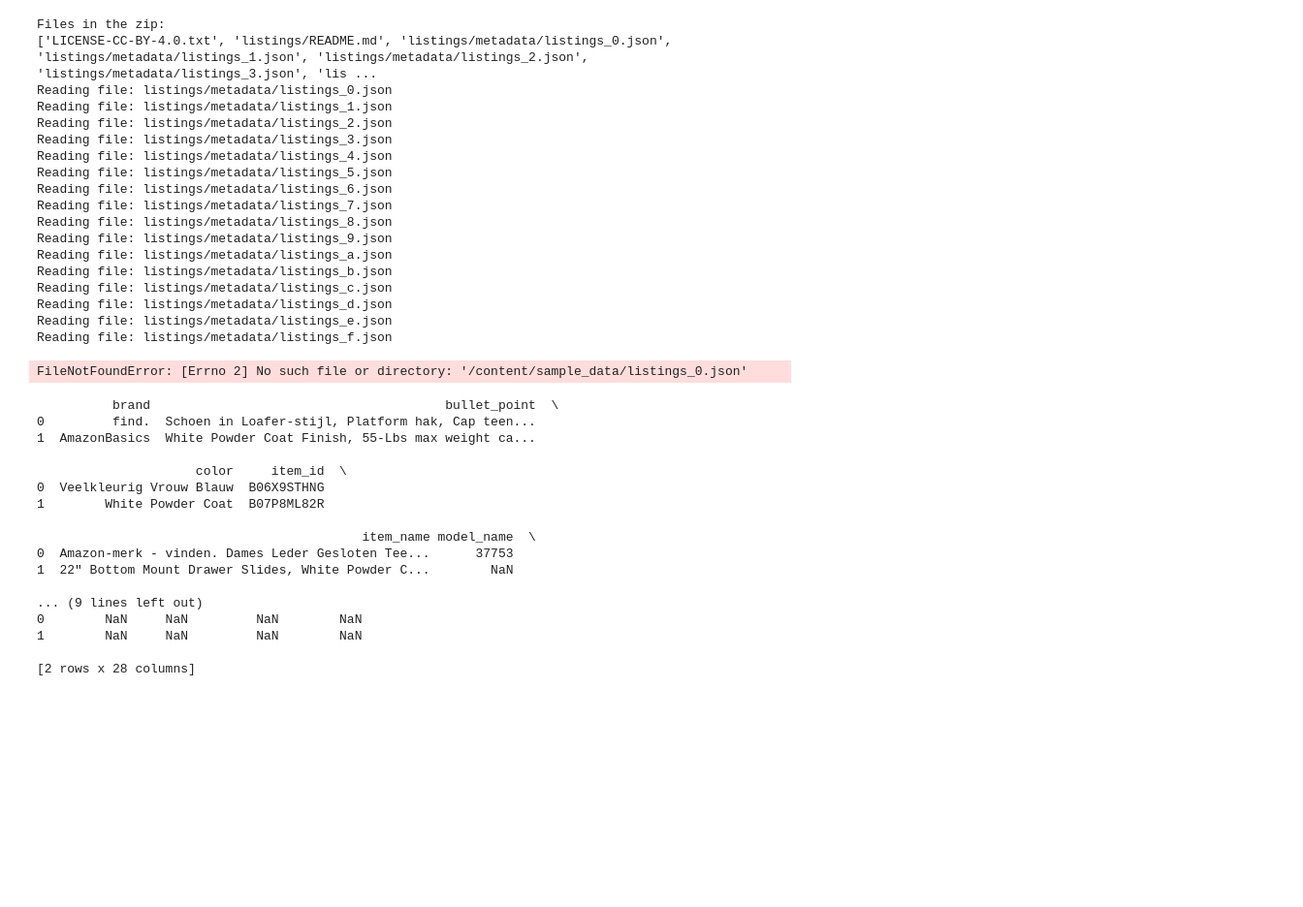
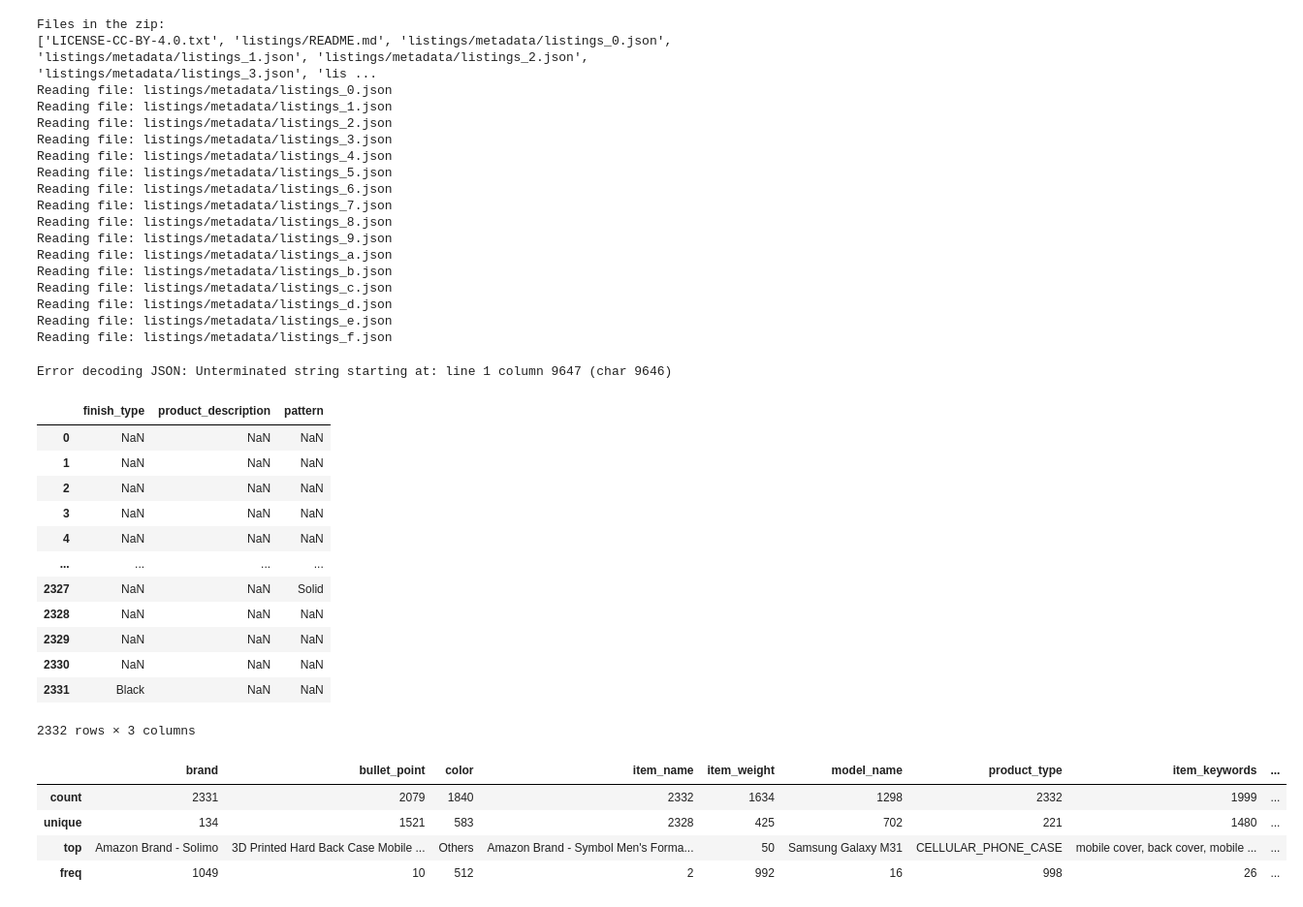
Before and after one commit to umeshrawat/shopAssist, a Jupyter notebook: DataAnalysis/notebooks/DataAnalysis.ipynb, the cells around one changed output. Shown at 97% size. Drawn from its saved outputs; the diff is of its cells as text; code cells hidden in the pictures; blank space fills up the shorter version.

```diff
--- a/DataAnalysis/notebooks/DataAnalysis.ipynb
+++ b/DataAnalysis/notebooks/DataAnalysis.ipynb
@@ -40,16 +40,18 @@ Reading file: listings/metadata/listings_f.json
 # Preview
 import json
 import pandas as pd
+valid_data=[]
 
 # Load your JSON (string or from a file)
 with open('/content/sample_data/listings_1.json', 'r', encoding='utf-8') as f:
    for line in f:
     try:
       data = json.loads(line)
+      valid_data.append(data)
     except json.JSONDecodeError as e:
       print(f"Error decoding JSON: {e}")
 # %% [output]
-FileNotFoundError: [Errno 2] No such file or directory: '/content/sample_data/listings_0.json'
+Error decoding JSON: Unterminated string starting at: line 1 column 9647 (char 9646)
 # %%
 
 def remove_language_tag(obj):
@@ -62,11 +64,11 @@ def remove_language_tag(obj):
         return obj
 # %%
 cleaned_data = []
-with open("/content/sample_data/listings_0.json", "r", encoding="utf-8") as f:
-    for line in f:
-        data = json.loads(line)
-        cleaned = remove_language_tag(data)
-        cleaned_data.append(cleaned)
+# with open("/content/sample_data/listings_1.json", "r", encoding="utf-8") as f:
+for line in valid_data:
+    # data = json.loads(line)
+    cleaned = remove_language_tag(line)
+    cleaned_data.append(cleaned)
 # %%
 def flatten_record(record):
     flat = {}
@@ -83,22 +85,29 @@ flattened = [flatten_record(rec) for rec in cleaned_data]
 
 # Convert to DataFrame
 df = pd.DataFrame(flattened)
-print(df.describe())
+df.to_csv('sample_data/shopAssist_Ori.csv', index=False)
+df.iloc[:, 25:]
 # %% [output]
+|  | finish_type | product_description | pattern |
+| 0 | NaN | NaN | NaN |
+| 1 | NaN | NaN | NaN |
+| 2 | NaN | NaN | NaN |
+| 3 | NaN | NaN | NaN |
+| 4 | NaN | NaN | NaN |
+| ... | ... | ... | ... |
+| 2327 | NaN | NaN | Solid |
+| 2328 | NaN | NaN | NaN |
+| 2329 | NaN | NaN | NaN |
+| 2330 | NaN | NaN | NaN |
+| 2331 | Black | NaN | NaN |
-          brand                                       bullet_point  \
-0         find.  Schoen in Loafer-stijl, Platform hak, Cap teen...
-1  AmazonBasics  White Powder Coat Finish, 55-Lbs max weight ca...
-
-                     color     item_id  \
-0  Veelkleurig Vrouw Blauw  B06X9STHNG
-1        White Powder Coat  B07P8ML82R
-
-                                           item_name model_name  \
-0  Amazon-merk - vinden. Dames Leder Gesloten Tee...      37753
-1  22" Bottom Mount Drawer Slides, White Powder C...        NaN
-
-... (9 lines left out)
-0        NaN     NaN         NaN        NaN
-1        NaN     NaN         NaN        NaN
-
-[2 rows x 28 columns]
+2332 rows × 3 columns
+# %%
+df.drop(columns=['item_id','model_number','main_image_id','other_image_id', 'domain_name', 'model_year','spin_id','3dmodel_id','finish_type','pattern'],inplace=True)
+# %%
+df.describe()
+# %% [output]
+|  | brand | bullet_point | color | item_name | item_weight | model_name | product_type | item_keywords | ... |
+| count | 2331 | 2079 | 1840 | 2332 | 1634 | 1298 | 2332 | 1999 | ... |
+| unique | 134 | 1521 | 583 | 2328 | 425 | 702 | 221 | 1480 | ... |
+| top | Amazon Brand - Solimo | 3D Printed Hard Back Case Mobile ... | Others | Amazon Brand - Symbol Men's Forma... | 50 | Samsung Galaxy M31 | CELLULAR_PHONE_CASE | mobile cover, back cover, mobile ... | ... |
+| freq | 1049 | 10 | 512 | 2 | 992 | 16 | 998 | 26 | ... |
```
Also changed, not shown: parts of 9 cells of this notebook.
